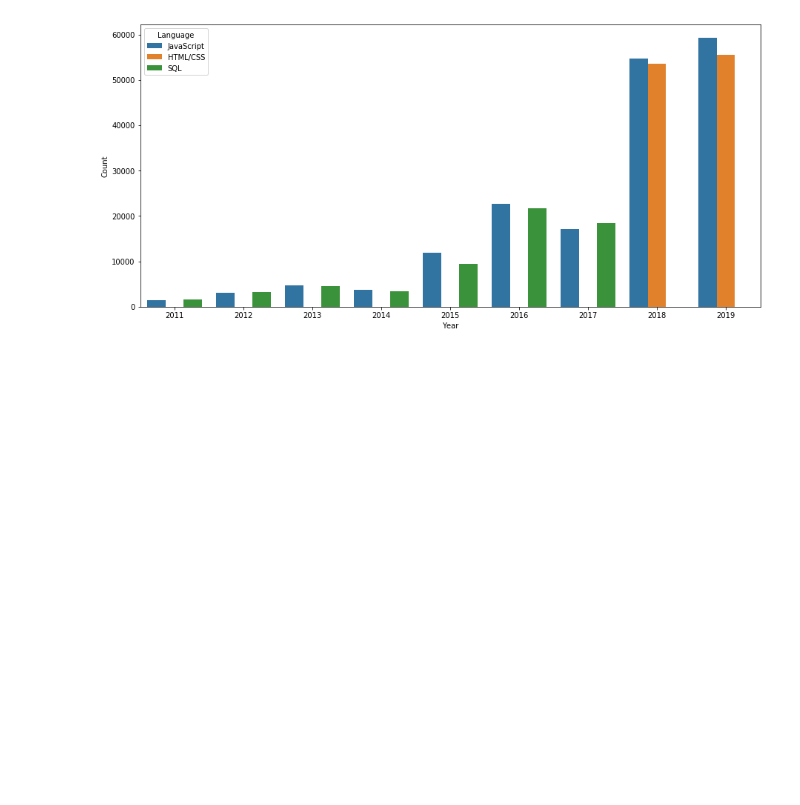
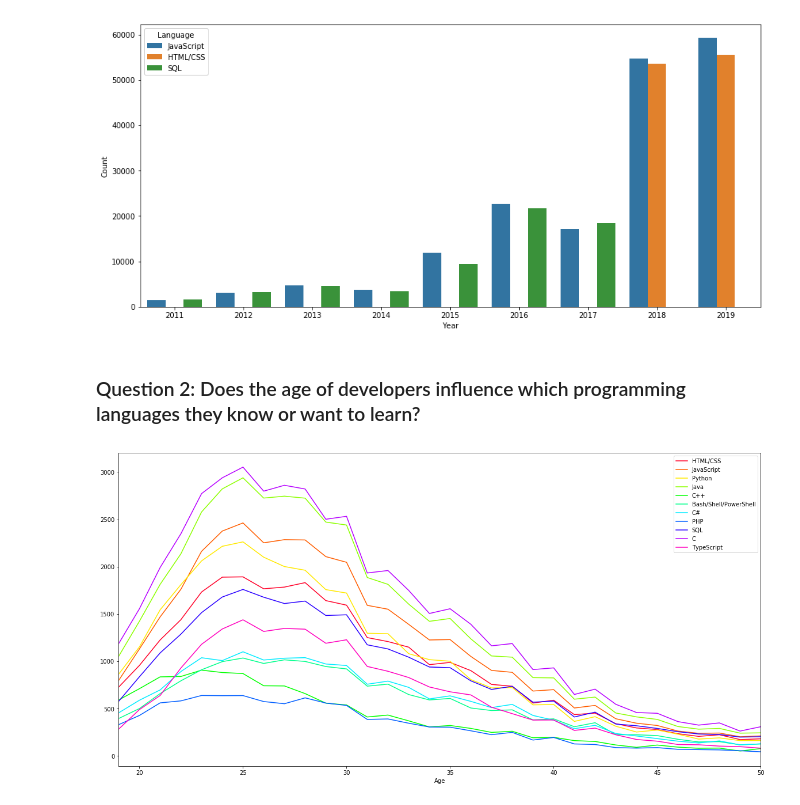
Before and after one commit to alssalo/stack-overflow, a Jupyter notebook: stack.ipynb, the cells around one changed output. Drawn from its saved outputs; the diff is of its cells as text; code cells hidden in the pictures; blank space fills up the shorter version.

```diff
--- a/stack.ipynb
+++ b/stack.ipynb
@@ -105,0 +104,2 @@ fig, ax = plt.subplots()
+# %% [markdown]
+### Question 2: Does the age of developers influence which programming languages they know or want to learn?
@@ -105,0 +120,4 @@ fig, ax = plt.subplots()
+# %%
+create_plot(data_2019,"LanguageDesireNextYear" )
+# %% [output]
+[figure, added]
```
Also changed, not shown: parts of 23 cells of this notebook.
